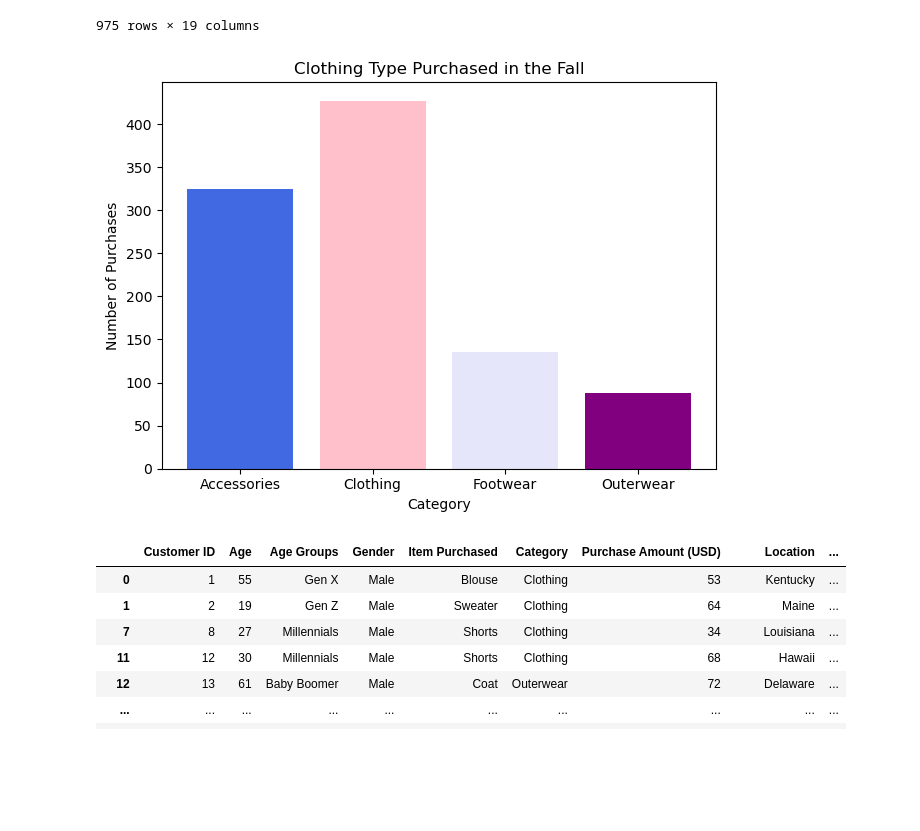
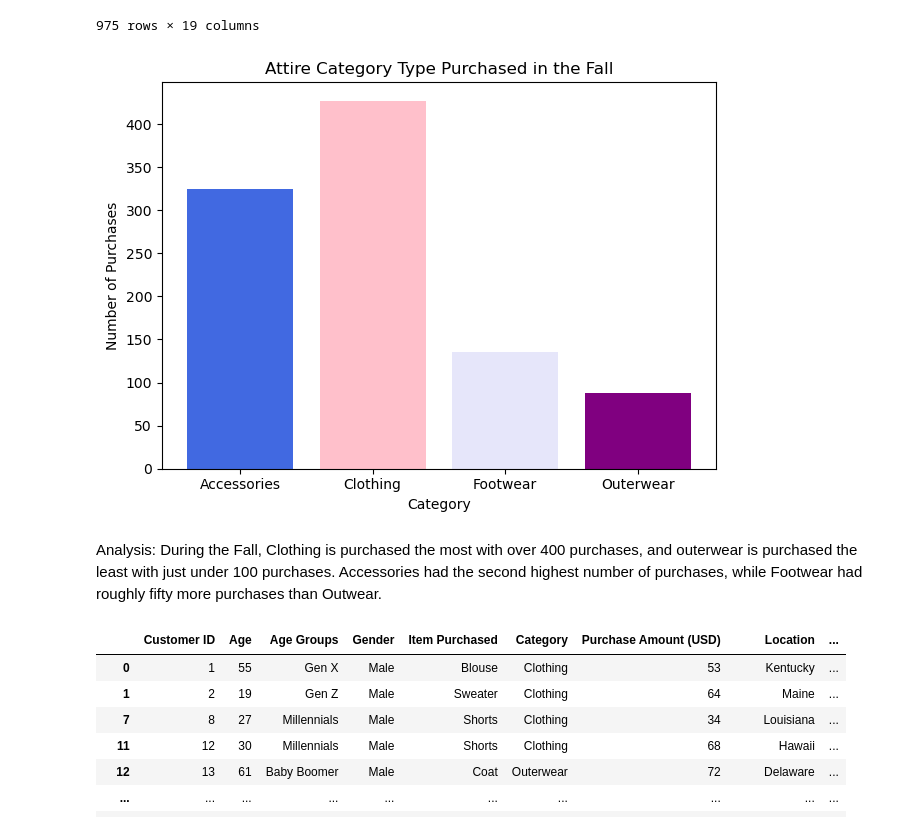
Before and after one commit to mhursh1231/Project-1, a Jupyter notebook: Mia_Notebook.ipynb, the cells around one changed output. Drawn from its saved outputs; the diff is of its cells as text; code cells hidden in the pictures; blank space fills up the shorter version.

```diff
--- a/Mia_Notebook.ipynb
+++ b/Mia_Notebook.ipynb
@@ -511,15 +517,18 @@ fall_category_counts = fall_category_counts.unstack()
 # %%
 # Plot the data
 color = ['royalblue','pink','lavender','purple']
 fig, ax = plt.subplots()
 ax.bar(fall_category_counts.T.index, fall_category_counts.T["Fall"], color = color)
-plt.title("Clothing Type Purchased in the Fall")
+plt.title("Attire Category Type Purchased in the Fall")
 plt.xlabel("Category")
 plt.ylabel("Number of Purchases")
 plt.tight_layout()
 plt.show()
 # %% [output]
-[figure, old version]
+[figure, new version]
+# %% [markdown]
+Analysis: During the Fall, Clothing is purchased the most with over 400 purchases, and outerwear is
+purchased the least with just under 100 purchases. Accessories had the second highest number of purchases, while Footwear had roughly fifty more purchases than Outwear.
 # %%
 #Locate categories of attire purchased solely during the "Winter" Season
 winter_df = pd.DataFrame(organized_df.loc[(organized_df["Season"] == "Winter")])
```
Also changed, not shown: parts of 30 cells of this notebook.
